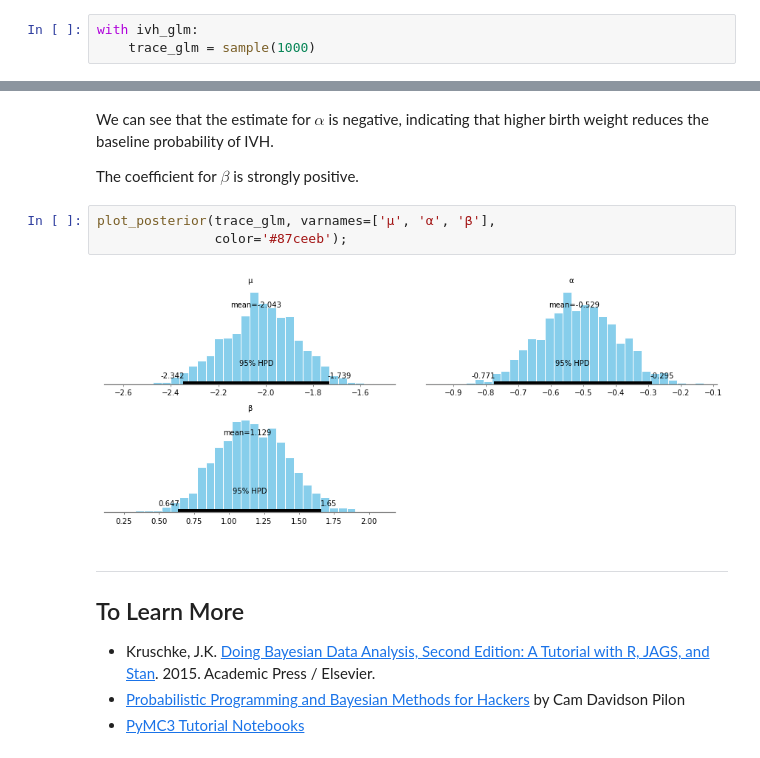
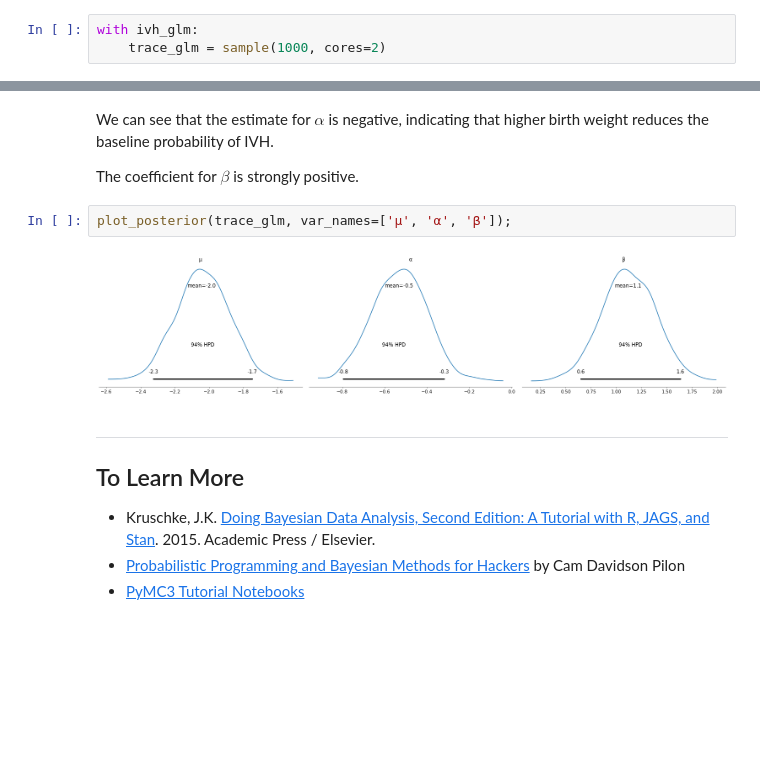
Before and after one commit to fonnesbeck/mcmc_pydata_london_2019, a Jupyter notebook: notebooks/1-Introduction_to_PyMC3.ipynb, the cells around one changed output, grey strips where cells are left out. Saved outputs shown, nothing was run; the diff lists cells and outputs as text; blank space fills up the shorter version.

```diff
--- a/notebooks/1-Introduction_to_PyMC3.ipynb
+++ b/notebooks/1-Introduction_to_PyMC3.ipynb
@@ -505,7 +576,7 @@ with ivh_glm:
     bb_like = Bernoulli('bb_like', p=p, observed=ivh)
 # %%
 with ivh_glm:
-    trace_glm = sample(1000)
+    trace_glm = sample(1000, cores=2)
 # %% [output]
 Auto-assigning NUTS sampler...
 Initializing NUTS using jitter+adapt_diag...
@@ -516,10 +587,9 @@ We can see that the estimate for $\alpha$ is negative, indicating that higher bi
 
 The coefficient for $\beta$ is strongly positive.
 # %%
-plot_posterior(trace_glm, varnames=['μ', 'α', 'β'],
-               color='#87ceeb');
+plot_posterior(trace_glm, var_names=['μ', 'α', 'β']);
 # %% [output]
-[figure, old version]
+[figure, new version]
 # %% [markdown]
 ---
 ## To Learn More
```
Also changed, not shown: parts of 21 cells of this notebook, 8 other files.
